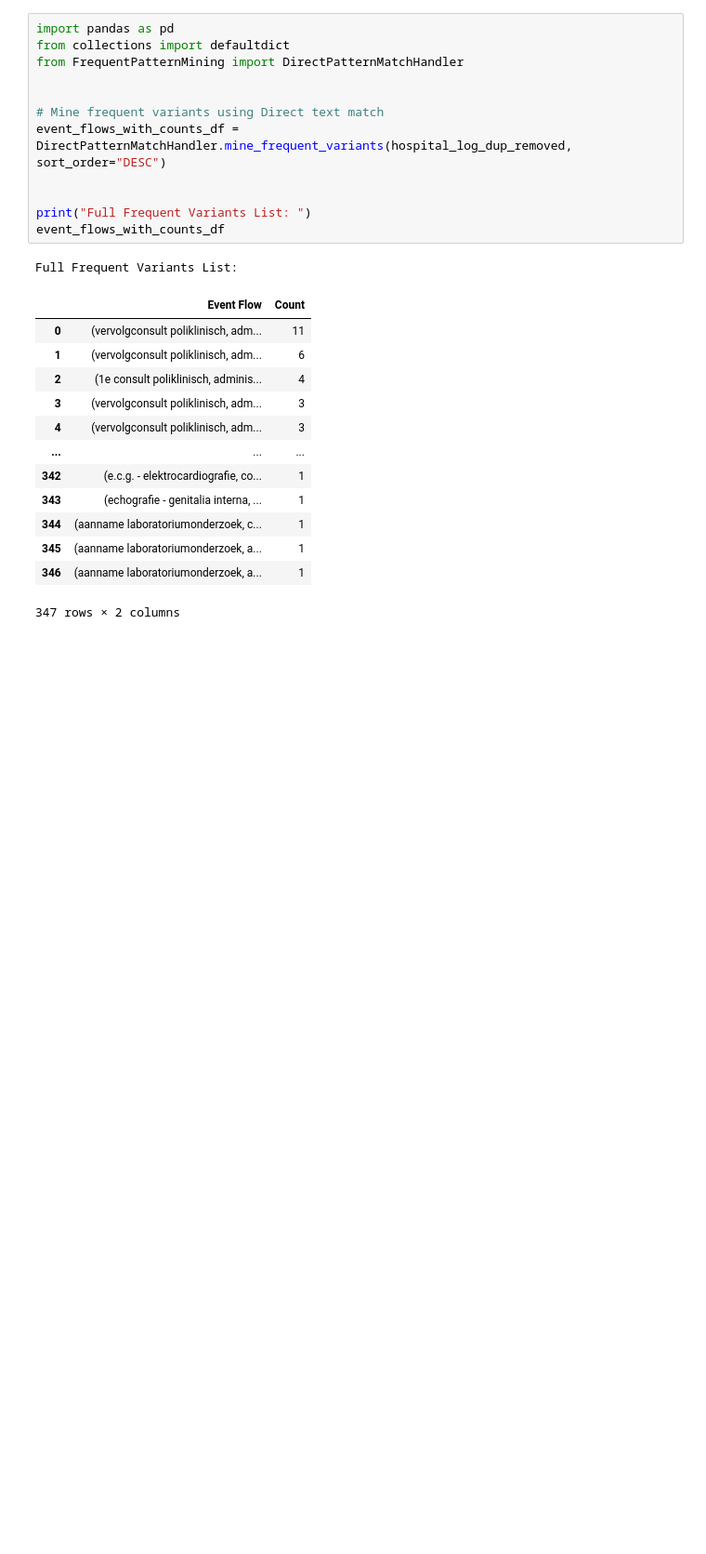
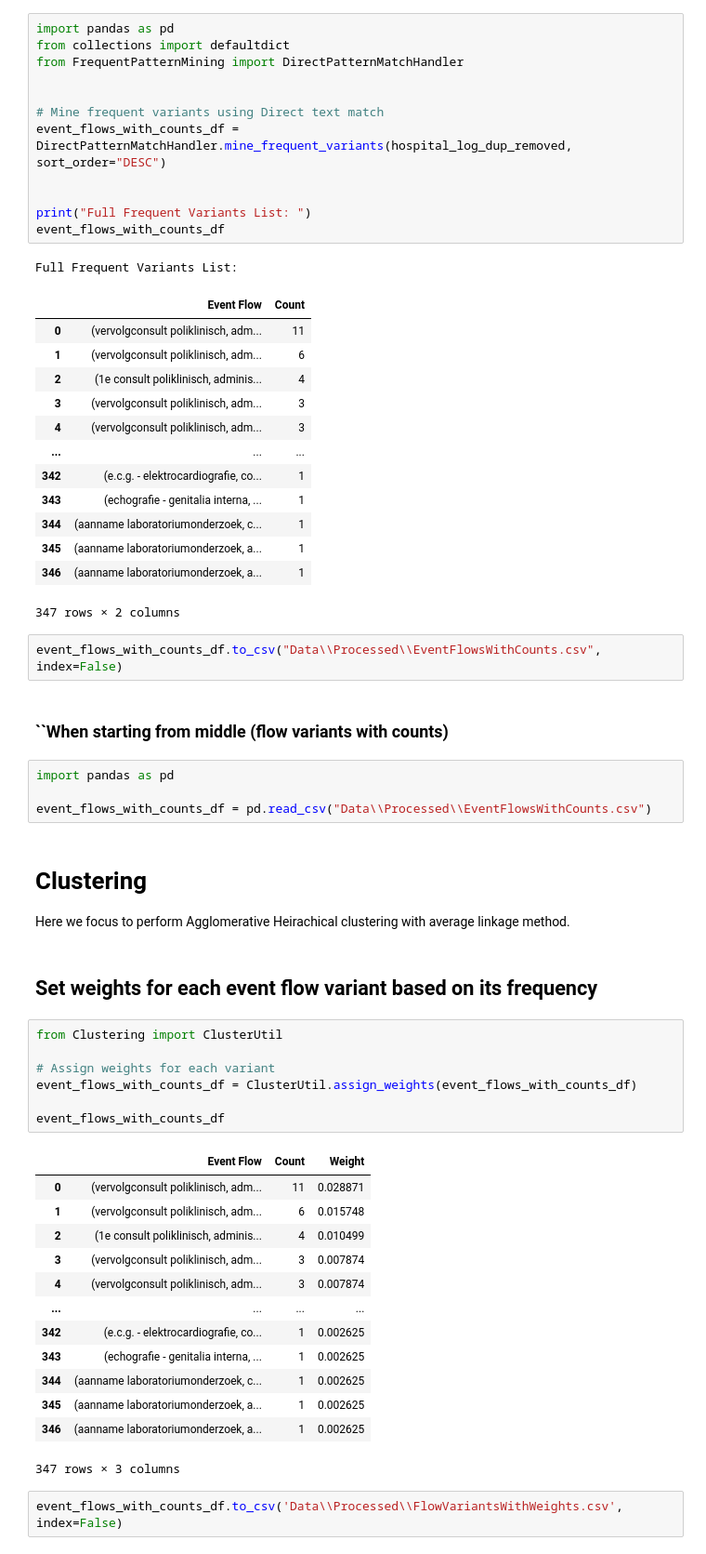
Before and after one commit to navinthb/process-mining-with-clustering, a Jupyter notebook: FrequentFlowVariantsWithHierarchicalClustering/Main/Main.ipynb, the cells around one changed output. Shown at 93% size. Drawn from its saved outputs; the diff is of its cells as text; blank space fills up the shorter version.

```diff
--- a/FrequentFlowVariantsWithHierarchicalClustering/Main/Main.ipynb
+++ b/FrequentFlowVariantsWithHierarchicalClustering/Main/Main.ipynb
@@ -325,3 +329,40 @@ Full Frequent Variants List:
 | 345 | (aanname laboratoriumonderzoek, a... | 1 |
 | 346 | (aanname laboratoriumonderzoek, a... | 1 |
 347 rows × 2 columns
+# %%
+event_flows_with_counts_df.to_csv("Data\\Processed\\EventFlowsWithCounts.csv", index=False)
+# %% [markdown]
+### ``When starting from middle (flow variants with counts)
+# %%
+import pandas as pd
+
+event_flows_with_counts_df = pd.read_csv("Data\\Processed\\EventFlowsWithCounts.csv")
+# %% [markdown]
+# Clustering
+
+Here we focus to perform Agglomerative Heirachical clustering with average linkage method.
+# %% [markdown]
+## Set weights for each event flow variant based on its frequency
+# %%
+from Clustering import ClusterUtil
+
+# Assign weights for each variant
+event_flows_with_counts_df = ClusterUtil.assign_weights(event_flows_with_counts_df)
+
+event_flows_with_counts_df
+# %% [output]
+|  | Event Flow | Count | Weight |
+| 0 | (vervolgconsult poliklinisch, adm... | 11 | 0.028871 |
+| 1 | (vervolgconsult poliklinisch, adm... | 6 | 0.015748 |
+| 2 | (1e consult poliklinisch, adminis... | 4 | 0.010499 |
+| 3 | (vervolgconsult poliklinisch, adm... | 3 | 0.007874 |
+| 4 | (vervolgconsult poliklinisch, adm... | 3 | 0.007874 |
+| ... | ... | ... | ... |
+| 342 | (e.c.g. - elektrocardiografie, co... | 1 | 0.002625 |
+| 343 | (echografie - genitalia interna, ... | 1 | 0.002625 |
+| 344 | (aanname laboratoriumonderzoek, c... | 1 | 0.002625 |
+| 345 | (aanname laboratoriumonderzoek, a... | 1 | 0.002625 |
+| 346 | (aanname laboratoriumonderzoek, a... | 1 | 0.002625 |
+347 rows × 3 columns
+# %%
+event_flows_with_counts_df.to_csv('Data\\Processed\\FlowVariantsWithWeights.csv', index=False)
```
Also changed, not shown: parts of 12 cells of this notebook, 7 other files.
